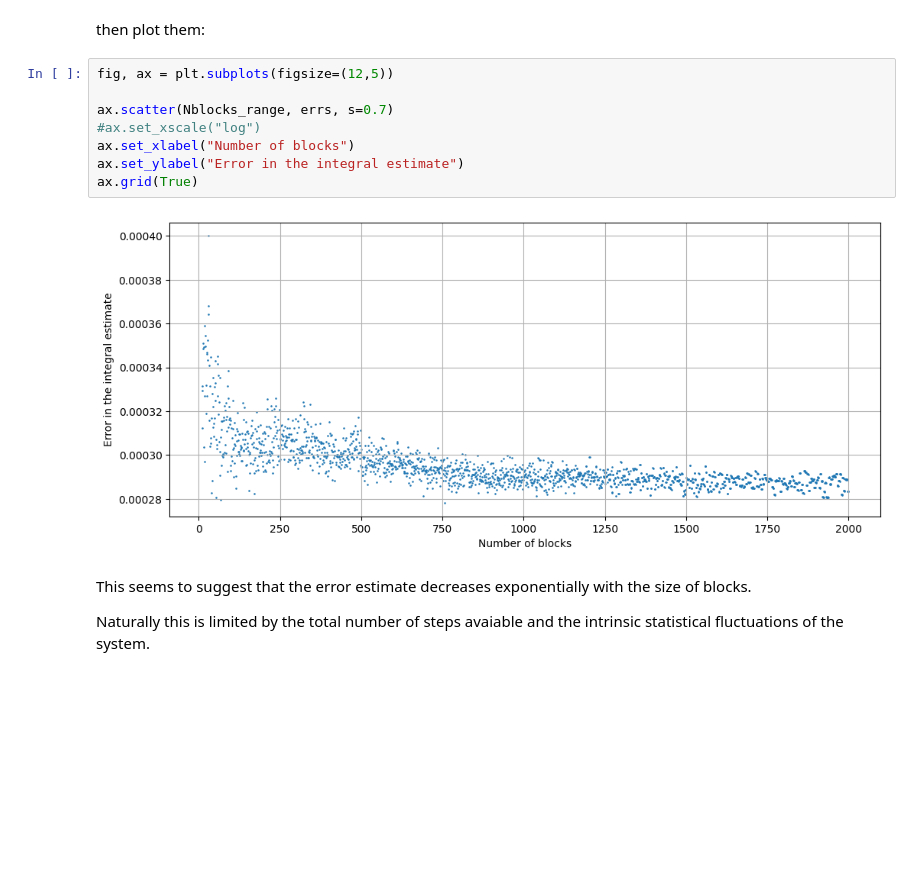
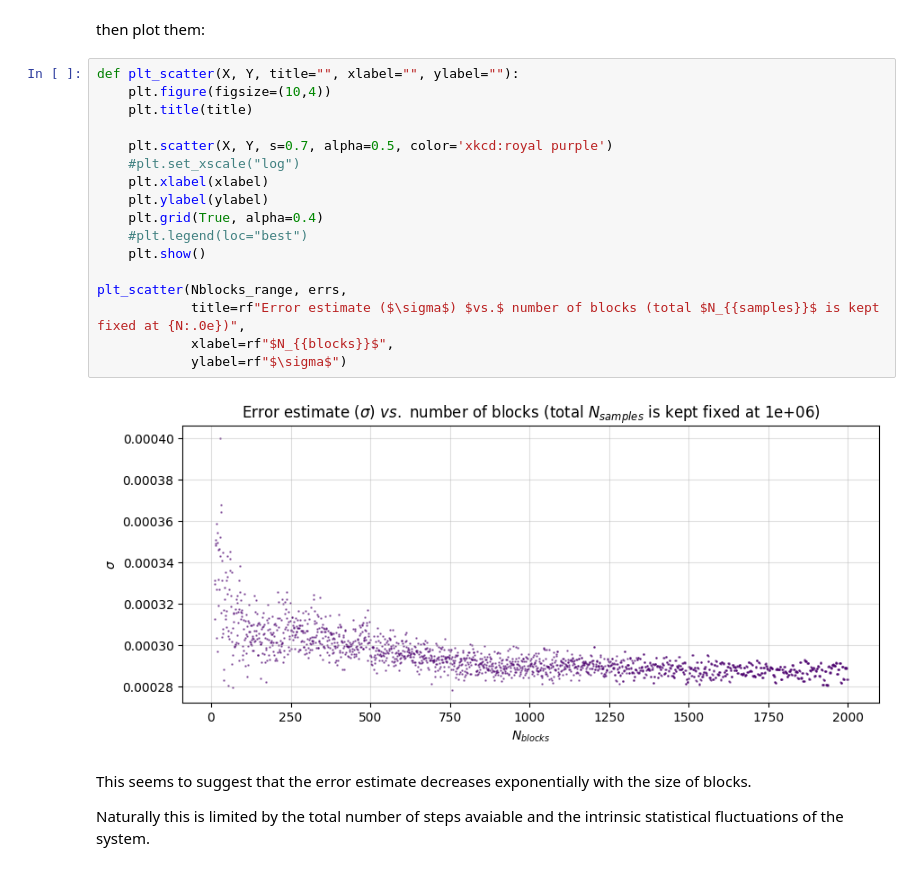
Before and after one commit to daaario/numerical_simulation_laboratory, a Jupyter notebook: 01_mc_integrals_and_buffon.ipynb, the cells around one changed output. Saved outputs shown, nothing was run; the diff lists cells and outputs as text; blank space fills up the shorter version.

```diff
--- a/01_mc_integrals_and_buffon.ipynb
+++ b/01_mc_integrals_and_buffon.ipynb
@@ -89,15 +103,24 @@ for i, Nblocks in enumerate(Nblocks_range):
 # %% [markdown]
 then plot them:
 # %%
-fig, ax = plt.subplots(figsize=(12,5))
+def plt_scatter(X, Y, title="", xlabel="", ylabel=""):
+    plt.figure(figsize=(10,4))
+    plt.title(title)
 
-ax.scatter(Nblocks_range, errs, s=0.7)
-#ax.set_xscale("log")
-ax.set_xlabel("Number of blocks")
-ax.set_ylabel("Error in the integral estimate")
-ax.grid(True)
+    plt.scatter(X, Y, s=0.7, alpha=0.5, color='xkcd:royal purple')
+    #plt.set_xscale("log")
+    plt.xlabel(xlabel)
+    plt.ylabel(ylabel)
+    plt.grid(True, alpha=0.4)
+    #plt.legend(loc="best")
+    plt.show()
+
+plt_scatter(Nblocks_range, errs,
+            title=rf"Error estimate ($\sigma$) $vs.$ number of blocks (total $N_{{samples}}$ is kept fixed at {N:.0e})",
+            xlabel=rf"$N_{{blocks}}$",
+            ylabel=rf"$\sigma$")
 # %% [output]
-[figure, old version]
+[figure, new version]
 # %% [markdown]
 This seems to suggest that the error estimate decreases exponentially with the size of blocks.
 
```
Also changed, not shown: parts of 5 cells of this notebook, 10 other files.
